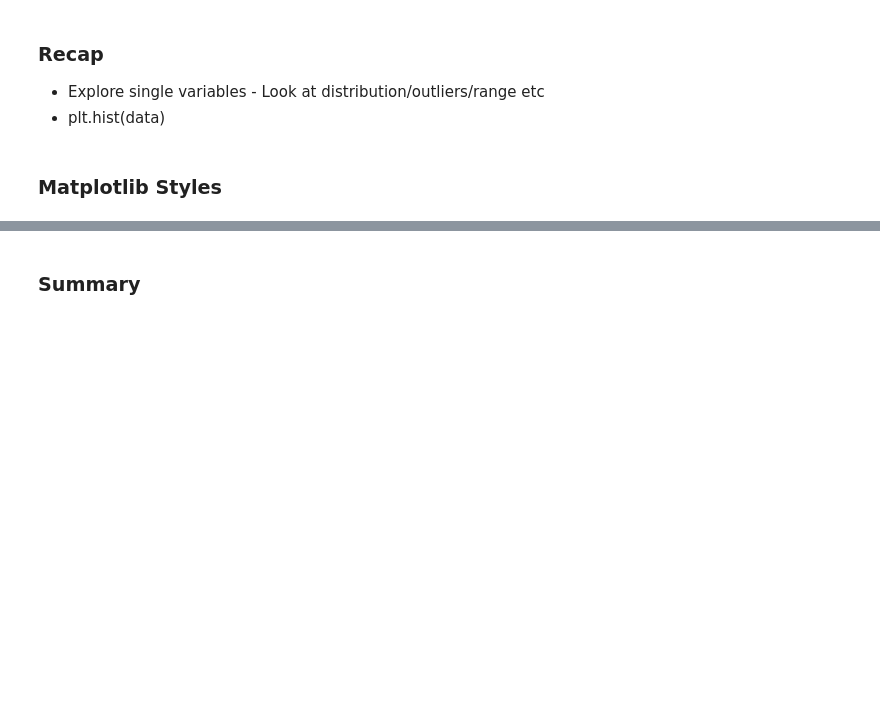
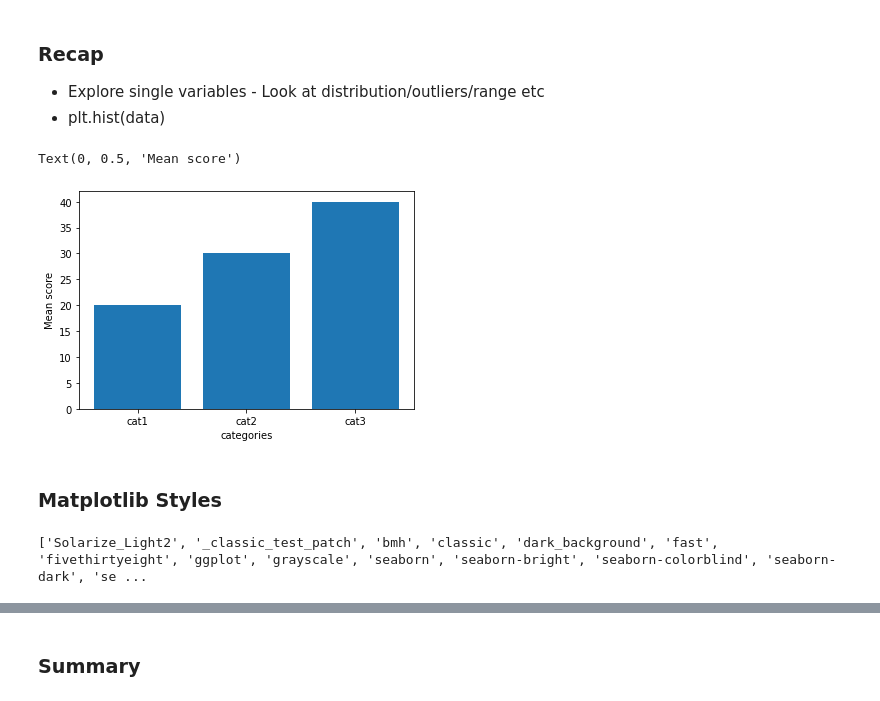
Before and after one commit to CodeupClassroom/jemison-data-science-libraries, a Jupyter notebook: jemison-matplotlib-lesson.ipynb, the cells around one changed output, grey strips where cells are left out. Drawn from its saved outputs; the diff is of its cells as text; code cells hidden in the pictures; blank space fills up the shorter version.

```diff
--- a/jemison-matplotlib-lesson.ipynb
+++ b/jemison-matplotlib-lesson.ipynb
@@ -384,8 +430,23 @@ x = [x1, x2, x3,x4] # make a list of lists to iterate through
 ### Recap
 - Explore single variables - Look at distribution/outliers/range etc
 - plt.hist(data)
+# %%
+# For bar chart (categorial vs numeric data)
+
+# plt.barh(['cat1', 'cat2', 'cat3'], [20, 30, 40])
+plt.bar(['cat1', 'cat2', 'cat3'], [20, 30, 40])
+
+plt.xlabel('categories')
+plt.ylabel('Mean score')
+# %% [output]
+Text(0, 0.5, 'Mean score')
+[figure, added]
 # %% [markdown]
 ### Matplotlib Styles
+# %%
+print(plt.style.available)
+# %% [output]
+['Solarize_Light2', '_classic_test_patch', 'bmh', 'classic', 'dark_background', 'fast', 'fivethirtyeight', 'ggplot', 'grayscale', 'seaborn', 'seaborn-bright', 'seaborn-colorblind', 'seaborn-dark', 'se ...
 # %%
 # how to choose different styles:
 
```
Also changed, not shown: parts of 5 cells of this notebook.
